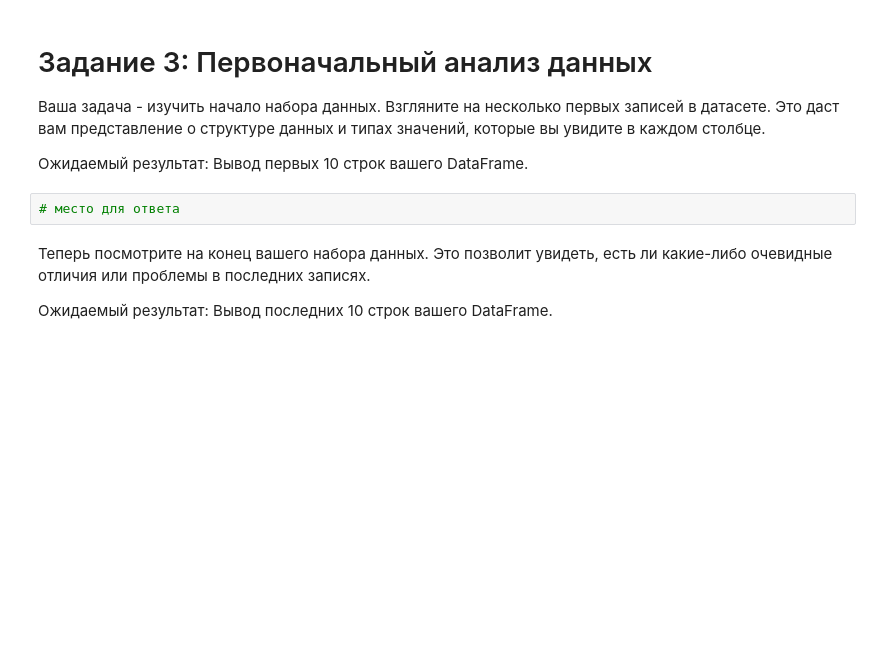
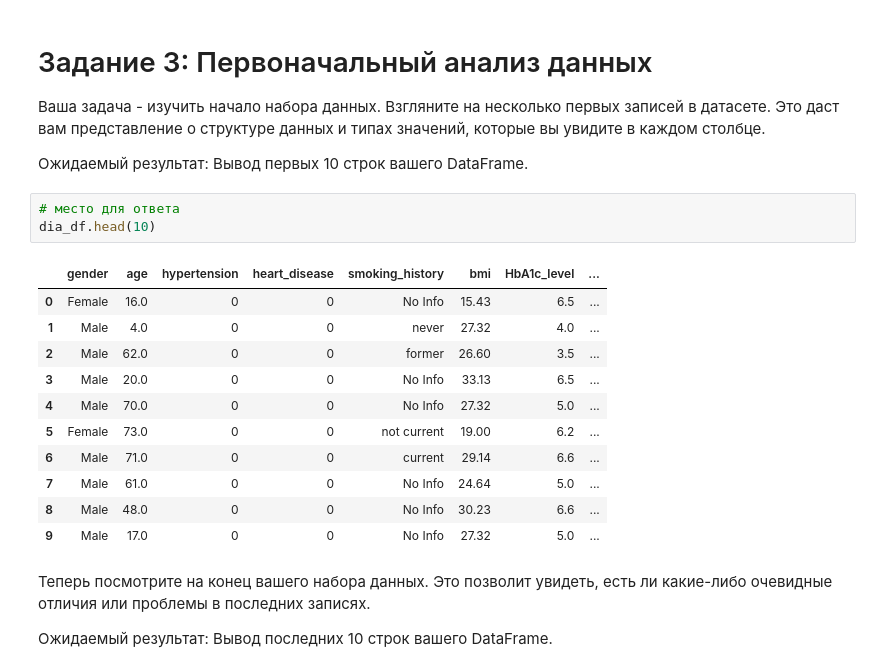
Before and after one commit to KuanyshKK/AI, a Jupyter notebook: homework_6_pandas.ipynb, the cells around one changed output. Saved outputs shown, nothing was run; the diff lists cells and outputs as text; blank space fills up the shorter version.

```diff
--- a/homework_6_pandas.ipynb
+++ b/homework_6_pandas.ipynb
@@ -70,6 +89,19 @@
 Ожидаемый результат: Вывод первых 10 строк вашего DataFrame.
 # %%
 # место для ответа
+dia_df.head(10)
+# %% [output]
+|  | gender | age | hypertension | heart_disease | smoking_history | bmi | HbA1c_level | ... |
+| 0 | Female | 16.0 | 0 | 0 | No Info | 15.43 | 6.5 | ... |
+| 1 | Male | 4.0 | 0 | 0 | never | 27.32 | 4.0 | ... |
+| 2 | Male | 62.0 | 0 | 0 | former | 26.60 | 3.5 | ... |
+| 3 | Male | 20.0 | 0 | 0 | No Info | 33.13 | 6.5 | ... |
+| 4 | Male | 70.0 | 0 | 0 | No Info | 27.32 | 5.0 | ... |
+| 5 | Female | 73.0 | 0 | 0 | not current | 19.00 | 6.2 | ... |
+| 6 | Male | 71.0 | 0 | 0 | current | 29.14 | 6.6 | ... |
+| 7 | Male | 61.0 | 0 | 0 | No Info | 24.64 | 5.0 | ... |
+| 8 | Male | 48.0 | 0 | 0 | No Info | 30.23 | 6.6 | ... |
+| 9 | Male | 17.0 | 0 | 0 | No Info | 27.32 | 5.0 | ... |
 # %% [markdown]
 Теперь посмотрите на конец вашего набора данных. Это позволит увидеть, есть ли какие-либо очевидные отличия или проблемы в последних записях.
 
```
Also changed, not shown: parts of 24 cells of this notebook.
